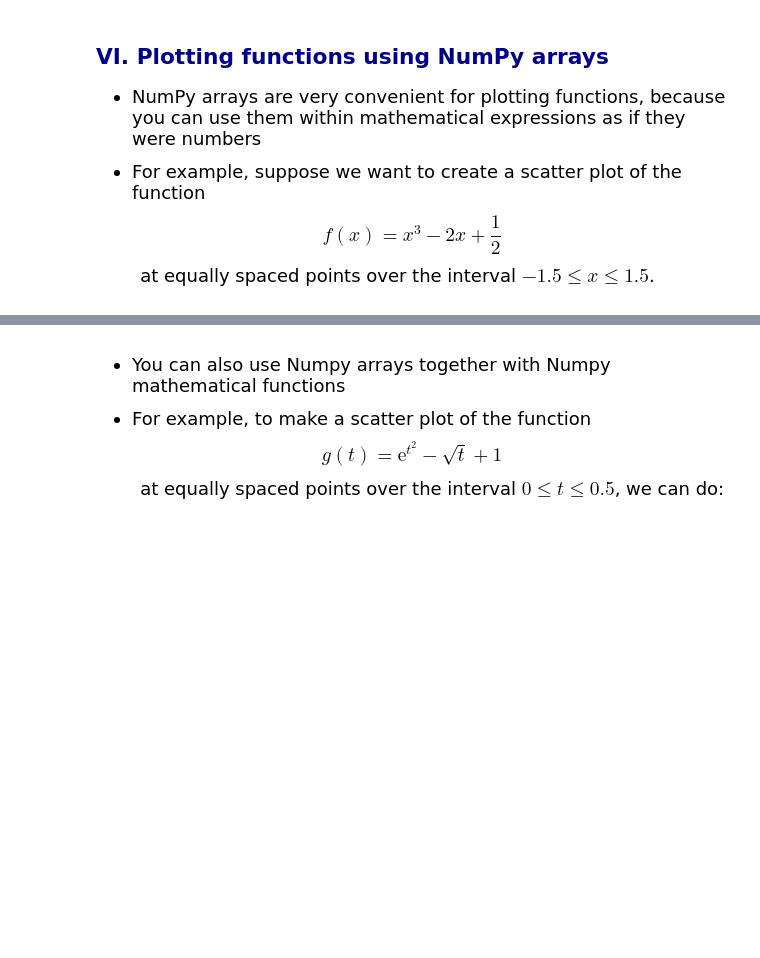
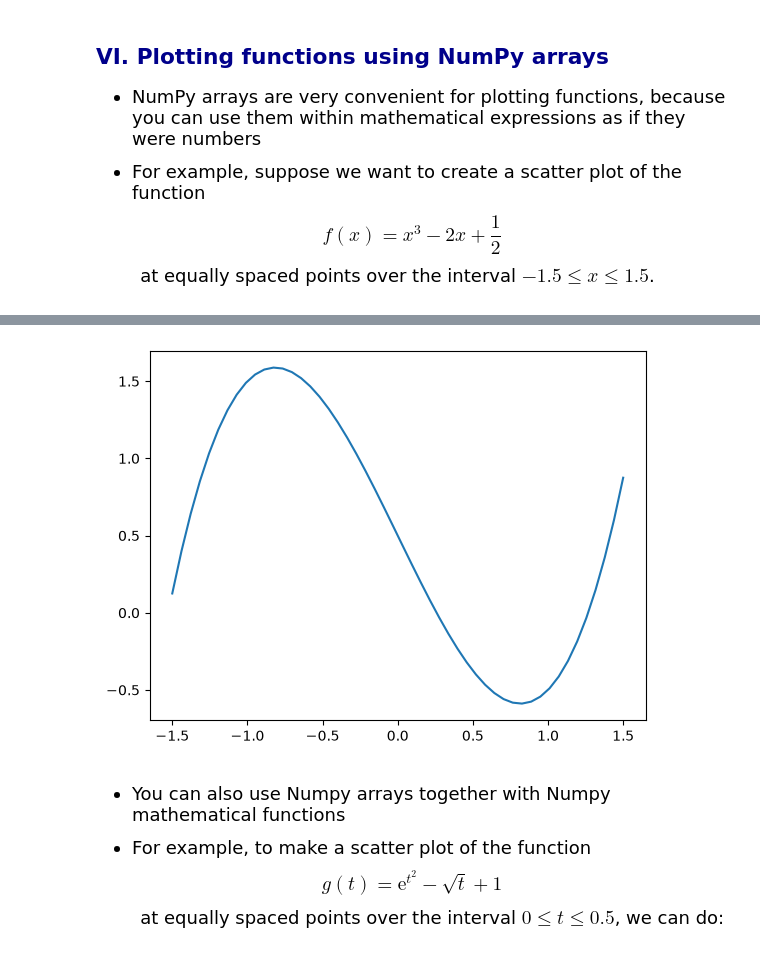
Before and after one commit to koeypan/datasci185fall2026, a Jupyter notebook: Lecture_05_Libraries_and_Specialized_Functions/Lecture5 copy.ipynb, the cells around one changed output, grey strips where cells are left out. Saved outputs shown, nothing was run; the diff lists cells and outputs as text; code cells hidden in the pictures; blank space fills up the shorter version.

```diff
--- a/Lecture_05_Libraries_and_Specialized_Functions/Lecture5 copy.ipynb
+++ b/Lecture_05_Libraries_and_Specialized_Functions/Lecture5 copy.ipynb
@@ -546,3 +616,17 @@ plt.show()
+# %%
+x_vals = [-1.5, -1.25, -1, -0.75, -0.5, -0.25, 0, 0.25, 0.5, 0.75, 1, 1.25, 1.5]
+x_vals = np.linspace(-1.5, 1.5, 50)
+# Convert to numpy array
+x_vals = np.array(x_vals)
+
+# Create new numpy array with the function evaluated at the same points
+y_vals = x_vals**3 - 2*x_vals + 0.5
+
+# Use plt.scatter to create scatter plot
+plt.plot(x_vals, y_vals)
+plt.show()
+# %% [output]
+[figure, added]
 # %% [markdown]
 <font size = "4">
 
```
Also changed, not shown: parts of 30 cells of this notebook, 2 other files.
